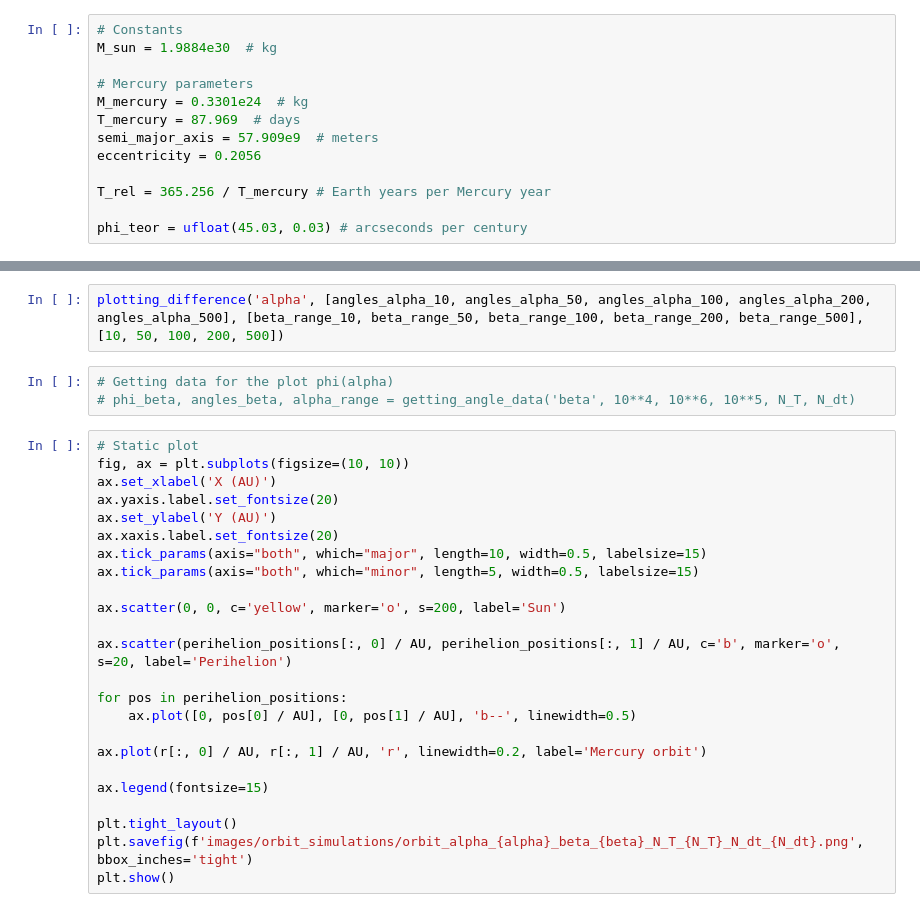
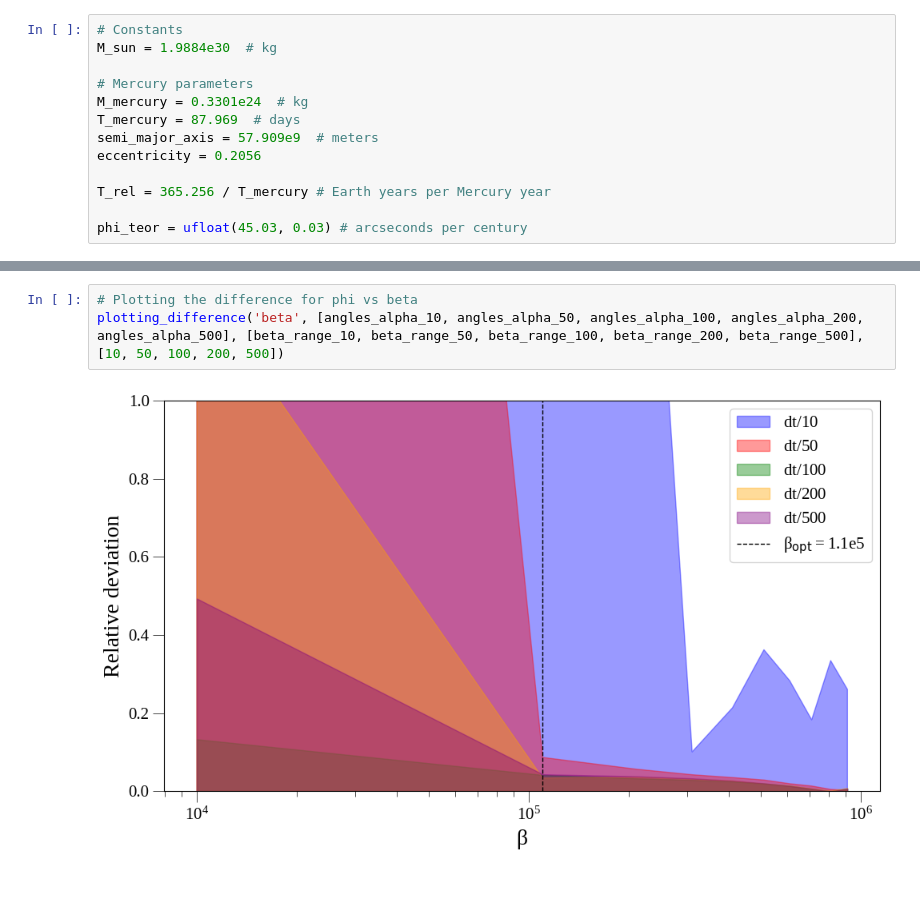
Before and after one commit to PoruchikRzhevsky/mercury_perihelion_precession, a Jupyter notebook: precession.ipynb, the cells around one changed output, grey strips where cells are left out. Saved outputs shown, nothing was run; the diff lists cells and outputs as text.

```diff
--- a/precession.ipynb
+++ b/precession.ipynb
@@ -279,29 +346,5 @@ phi_alpha_500, angles_alpha_500, beta_range_500 = getting_angle_data('alpha', 10
 # %%
-plotting_difference('alpha', [angles_alpha_10, angles_alpha_50, angles_alpha_100, angles_alpha_200, angles_alpha_500], [beta_range_10, beta_range_50, beta_range_100, beta_range_200, beta_range_500], [10, 50, 100, 200, 500])
+# Plotting the difference for phi vs beta
+plotting_difference('beta', [angles_alpha_10, angles_alpha_50, angles_alpha_100, angles_alpha_200, angles_alpha_500], [beta_range_10, beta_range_50, beta_range_100, beta_range_200, beta_range_500], [10, 50, 100, 200, 500])
+# %% [output]
+[figure, added]
-# %%
-# Getting data for the plot phi(alpha)
-# phi_beta, angles_beta, alpha_range = getting_angle_data('beta', 10**4, 10**6, 10**5, N_T, N_dt)
-# %%
-# Static plot
-fig, ax = plt.subplots(figsize=(10, 10))
-ax.set_xlabel('X (AU)')
-ax.yaxis.label.set_fontsize(20)
-ax.set_ylabel('Y (AU)')
-ax.xaxis.label.set_fontsize(20)
-ax.tick_params(axis="both", which="major", length=10, width=0.5, labelsize=15)
-ax.tick_params(axis="both", which="minor", length=5, width=0.5, labelsize=15)
-
-ax.scatter(0, 0, c='yellow', marker='o', s=200, label='Sun')
-
-ax.scatter(perihelion_positions[:, 0] / AU, perihelion_positions[:, 1] / AU, c='b', marker='o', s=20, label='Perihelion')
-
-for pos in perihelion_positions:
-    ax.plot([0, pos[0] / AU], [0, pos[1] / AU], 'b--', linewidth=0.5)
-
-ax.plot(r[:, 0] / AU, r[:, 1] / AU, 'r', linewidth=0.2, label='Mercury orbit')
-
-ax.legend(fontsize=15)
-
-plt.tight_layout()
-plt.savefig(f'images/orbit_simulations/orbit_alpha_{alpha}_beta_{beta}_N_T_{N_T}_N_dt_{N_dt}.png', bbox_inches='tight')
-plt.show()
```
Also changed, not shown: parts of 14 cells of this notebook, 11 other files.
